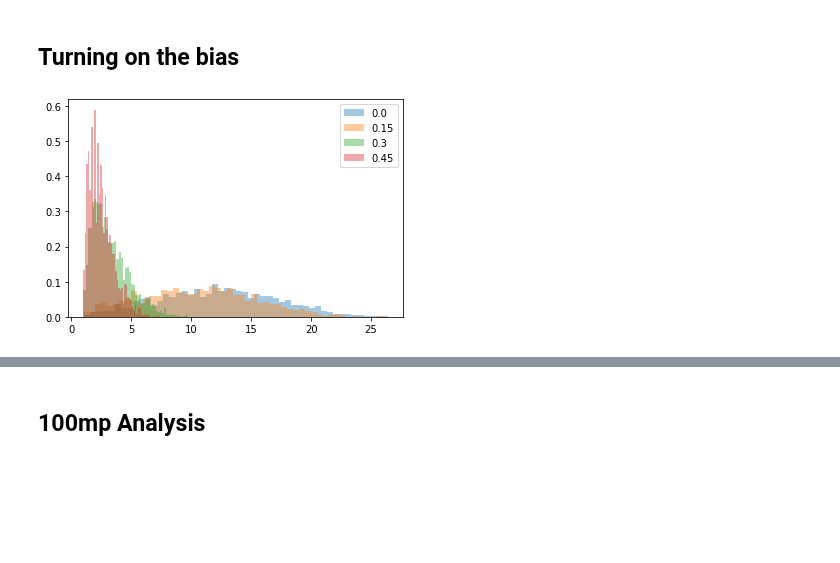
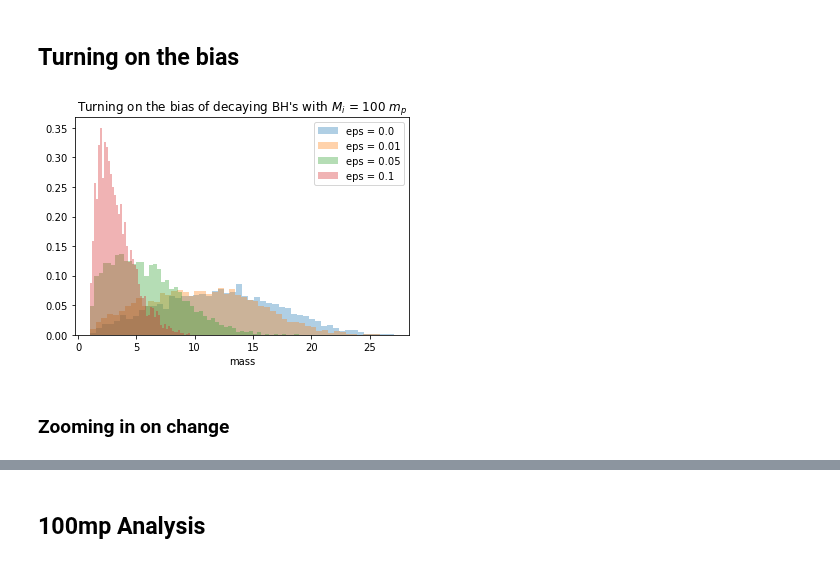
Before and after one commit to qtaylorphys/BH_Extremal, a Jupyter notebook: Analysis.ipynb, the cells around one changed output, grey strips where cells are left out. Cells and saved outputs as stored; diff of their text form; code cells hidden in the pictures; blank space fills up the shorter version.

Commit message:
added more bias plots

```diff
--- a/Analysis.ipynb
+++ b/Analysis.ipynb
@@ -30,8 +30,8 @@ plt.show()
 # %% [markdown]
 ## Turning on the bias
 # %%
-bias = np.array((0,1,10,15,20,25,30,35,40,45,50))
-b_array = np.empty((2000,len(bias)))
+bias = np.array((0,1,5,10,15,20,25,30,35,40,45,50))
+b_array = np.empty((5000,len(bias)))
 a1 = np.empty((2000,len(bias)))
 
 for i, val in enumerate(bias):
@@ -39,9 +39,14 @@ for i, val in enumerate(bias):
     #a1[:,i] = np.where(np.abs(x[:,4]) == 1)
     b_array[:,i] = x[:,2]
 # %%
-for i, val in enumerate(bias[::3]):
-    plt.hist(b_array[b_array[:,i] > 1,i], bins = 50, density = True, alpha = 0.4, label = val/100)
+for i, val in enumerate(bias[0:4]):
+    plt.hist(b_array[b_array[:,i] > 1,i], bins = 50, density = True, alpha = 0.35, label = f"eps = {val/100}")
 plt.legend()
+plt.xlabel("mass")
+plt.title("Turning on the bias of decaying BH's with $M_i$ = 100 $m_p$")
+plt.savefig(f"/home/qtaylor/BH_extremal/Outputs/Bias_Plotsv1.png")
 plt.show()
 # %% [output]
-[figure, old version]
+[figure, new version]
+# %% [markdown]
+### Zooming in on change
```
Also changed, not shown: parts of 4 cells of this notebook.
